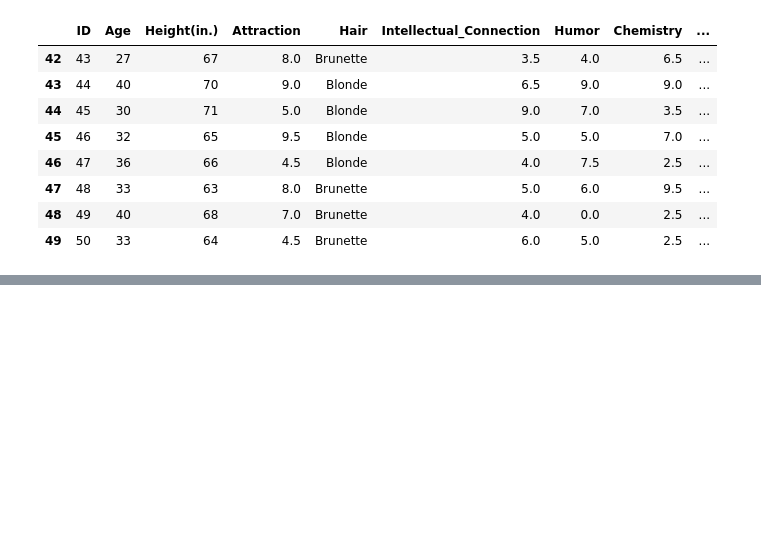
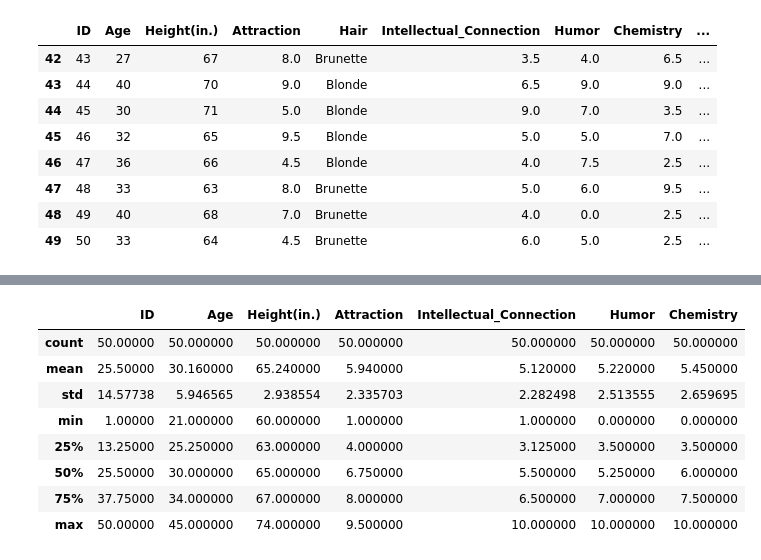
Before and after one commit to Acleppe/for_teaching_python_class, a Jupyter notebook: Intro_to_Pandas_JPW_Lecture.ipynb, the cells around one changed output, grey strips where cells are left out. Drawn from its saved outputs; the diff is of its cells as text; code cells hidden in the pictures; blank space fills up the shorter version.

```diff
--- a/Intro_to_Pandas_JPW_Lecture.ipynb
+++ b/Intro_to_Pandas_JPW_Lecture.ipynb
@@ -169,0 +199,12 @@ df.tail(8)
+# %%
+df.describe()
+# %% [output]
+|  | ID | Age | Height(in.) | Attraction | Intellectual_Connection | Humor | Chemistry |
+| count | 50.00000 | 50.000000 | 50.000000 | 50.000000 | 50.000000 | 50.000000 | 50.000000 |
+| mean | 25.50000 | 30.160000 | 65.240000 | 5.940000 | 5.120000 | 5.220000 | 5.450000 |
+| std | 14.57738 | 5.946565 | 2.938554 | 2.335703 | 2.282498 | 2.513555 | 2.659695 |
+| min | 1.00000 | 21.000000 | 60.000000 | 1.000000 | 1.000000 | 0.000000 | 0.000000 |
+| 25% | 13.25000 | 25.250000 | 63.000000 | 4.000000 | 3.125000 | 3.500000 | 3.500000 |
+| 50% | 25.50000 | 30.000000 | 65.000000 | 6.750000 | 5.500000 | 5.250000 | 6.000000 |
+| 75% | 37.75000 | 34.000000 | 67.000000 | 8.000000 | 6.500000 | 7.000000 | 7.500000 |
+| max | 50.00000 | 45.000000 | 74.000000 | 9.500000 | 10.000000 | 10.000000 | 10.000000 |
```
Also changed, not shown: parts of 38 cells of this notebook, 1 other file.
